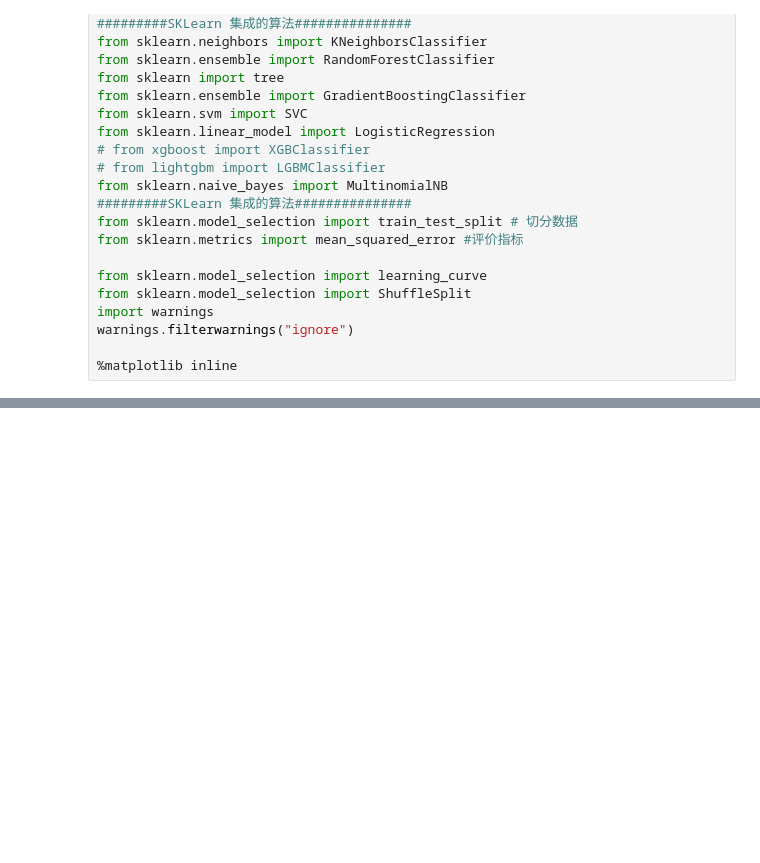
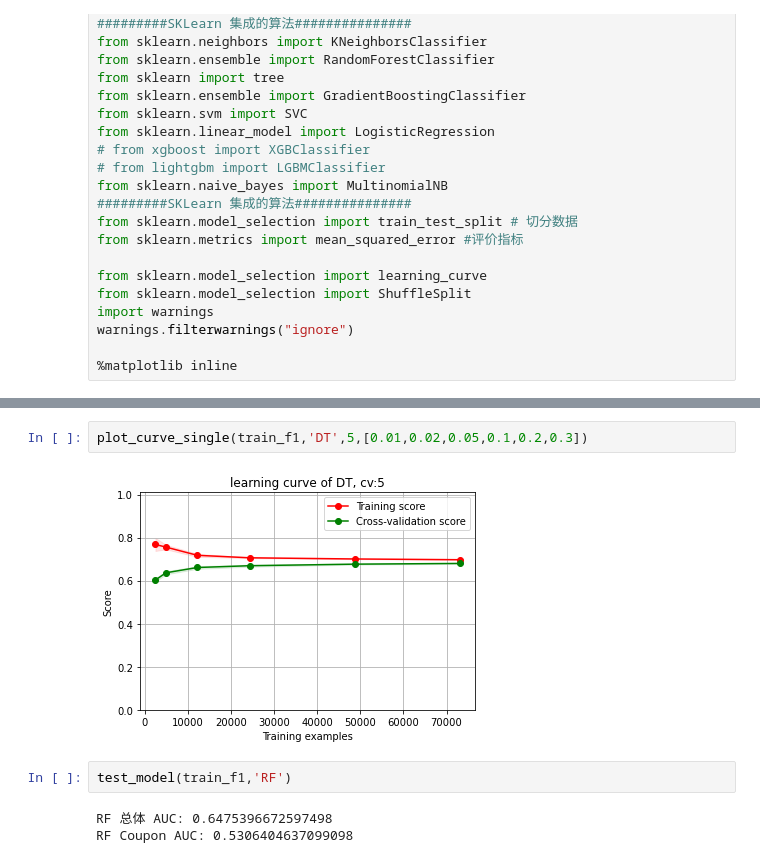
Before and after one commit to AlieZVzz/Tianchi-Data-Analy, a Jupyter notebook: O2O优惠券预测/模型训练.ipynb, the cells around one changed output, grey strips where cells are left out. Cells and saved outputs as stored; diff of their text form; blank space fills up the shorter version.

```diff
--- a/O2O优惠券预测/模型训练.ipynb
+++ b/O2O优惠券预测/模型训练.ipynb
@@ -32,0 +274,9 @@ warnings.filterwarnings("ignore")
+# %%
+plot_curve_single(train_f1,'DT',5,[0.01,0.02,0.05,0.1,0.2,0.3])
+# %% [output]
+[figure, added]
+# %%
+test_model(train_f1,'RF')
+# %% [output]
+RF 总体 AUC: 0.6475396672597498
+RF Coupon AUC: 0.5306404637099098
```
Also changed, not shown: parts of 20 cells of this notebook, 1 other file.
